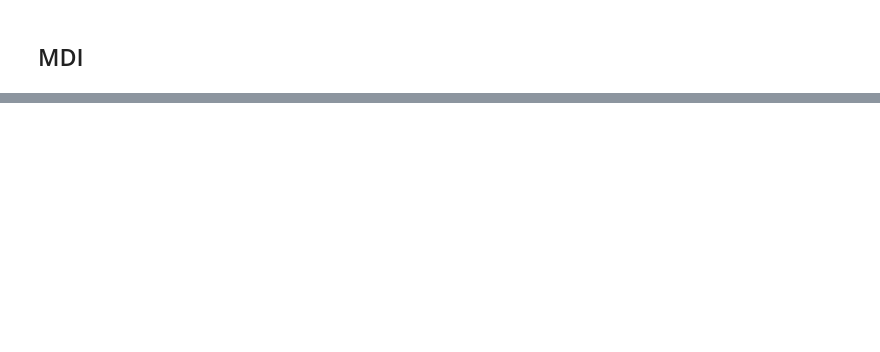
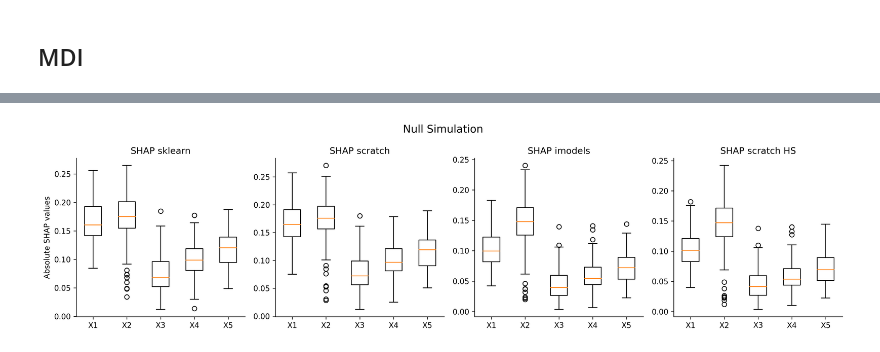
Before and after one commit to markusloecher/TreeBasedModel, a Jupyter notebook: notebooks/Strobl_simulation_experiment.ipynb, the cells around one changed output, grey strips where cells are left out. Saved outputs shown, nothing was run; the diff lists cells and outputs as text; code cells hidden in the pictures; blank space fills up the shorter version.

```diff
--- a/notebooks/Strobl_simulation_experiment.ipynb
+++ b/notebooks/Strobl_simulation_experiment.ipynb
@@ -137,0 +250,24 @@ axs1[3].set_title('MDI scratch HS');
+# %%
+#Null simulation
+fig, axs1 = plt.subplots(1,4, figsize=(15,4))
+x_label = ["X1", "X2", "X3", "X4", "X5"]
+
+fig.suptitle('Null Simulation', fontsize=14)
+
+axs1[0].boxplot(np.abs(np.array(shap_imps_null[0])).mean(axis=1), labels=x_label)
+#axs1[0].axhline(y=0, color='magenta', linestyle='--')
+axs1[0].set_title('SHAP sklearn')
+axs1[0].set_ylabel("Absolute SHAP values")
+axs1[1].boxplot(np.abs(np.array(shap_imps_null[2])).mean(axis=1), labels=x_label)
+#axs1[1].axhline(y=0, color='magenta', linestyle='--')
+axs1[1].set_title('SHAP scratch')
+axs1[2].boxplot(np.abs(np.array(shap_imps_null[1])).mean(axis=1), labels=x_label)
+#axs1[2].axhline(y=0, color='magenta', linestyle='--')
+axs1[2].set_title('SHAP imodels')
+axs1[3].boxplot(np.abs(np.array(shap_imps_null[3])).mean(axis=1), labels=x_label)
+#axs1[3].axhline(y=0, color='magenta', linestyle='--')
+axs1[3].set_title('SHAP scratch HS')
+
+fig.tight_layout();
+# %% [output]
+[figure, added]
```
Also changed, not shown: parts of 18 cells of this notebook, 1 other file.
